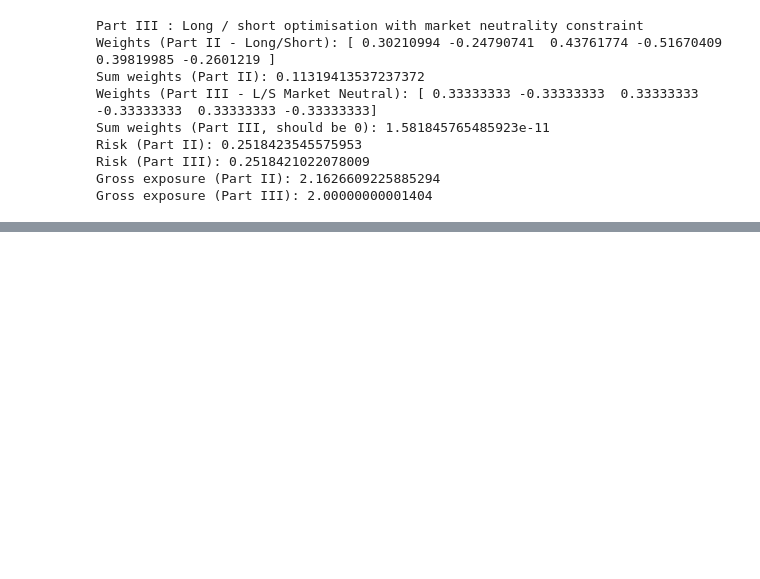
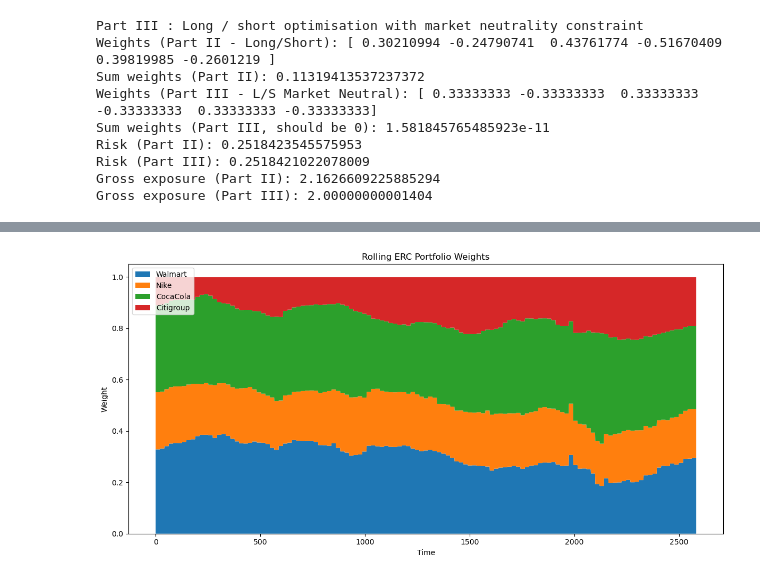
Before and after one commit to emilesgt/Machine_Learning_for_Asset_Management_Tutorial3, a Jupyter notebook: Tutorial3_RB_Student.ipynb, the cells around one changed output, grey strips where cells are left out. Saved outputs shown, nothing was run; the diff lists cells and outputs as text; code cells hidden in the pictures; blank space fills up the shorter version.

Commit message:
finished # Part IV : Rolling ERC Portfolios

```diff
--- a/Tutorial3_RB_Student.ipynb
+++ b/Tutorial3_RB_Student.ipynb
@@ -23,8 +23,7 @@ sigma = sigma_vals.reshape((6, 6))  # 6x6 covariance matrix
 # %%
 # Question 1 - What is the objective function?
 def obj_logw_long_only(w):
-    obj = -np.sum(np.log(w))
-    return obj
+    return -np.sum(np.log(w))
 # %%
 # Question 2 - What is the associated gradient?
 def grad_logw_long_only(w):
@@ -205,0 +220,17 @@ Gross exposure (Part III): 2.00000000001404
+# %%
+# Compute returns for each asset
+returns = values.pct_change().dropna()
+
+# Annualize the covariance matrix (assuming 252 trading days)
+Sigma_ret = returns.cov() * 252
+
+numAssets_mvo = Sigma_ret.shape[0]
+num_obs = returns.shape[0]
+
+index_rebal = np.arange(500, num_obs - 22 + 1, 22)
+
+# Prepare an empty weights array (rows = observations, columns = assets)
+Weights = np.full((num_obs, numAssets_mvo), np.nan)
+
+# Use equal weights as initial guess
+initial_mvo = np.ones(numAssets_mvo) / numAssets_mvo
@@ -205,0 +285,25 @@ Gross exposure (Part III): 2.00000000001404
+# %%
+# Remove any rows that are all NaN (i.e. before the first rebalancing)
+valid_weights = Weights[~np.isnan(Weights).all(axis=1)]
+time_axis = np.arange(valid_weights.shape[0])
+
+# Create a DataFrame for plotting
+df_weights = pd.DataFrame(valid_weights, columns=['Walmart', 'Nike', 'CocaCola', 'Citigroup'])
+df_weights.index = time_axis
+# %%
+# Question 12 - Draw a graph of these portfolios
+plt.figure(figsize=(12, 6))
+plt.stackplot(df_weights.index,
+              df_weights['Walmart'],
+              df_weights['Nike'],
+              df_weights['CocaCola'],
+              df_weights['Citigroup'],
+              labels=df_weights.columns)
+plt.legend(loc='upper left')
+plt.title('Rolling ERC Portfolio Weights')
+plt.xlabel('Time')
+plt.ylabel('Weight')
+plt.tight_layout()
+plt.show()
+# %% [output]
+[figure, added]
```
Also changed, not shown: parts of 4 cells of this notebook.
